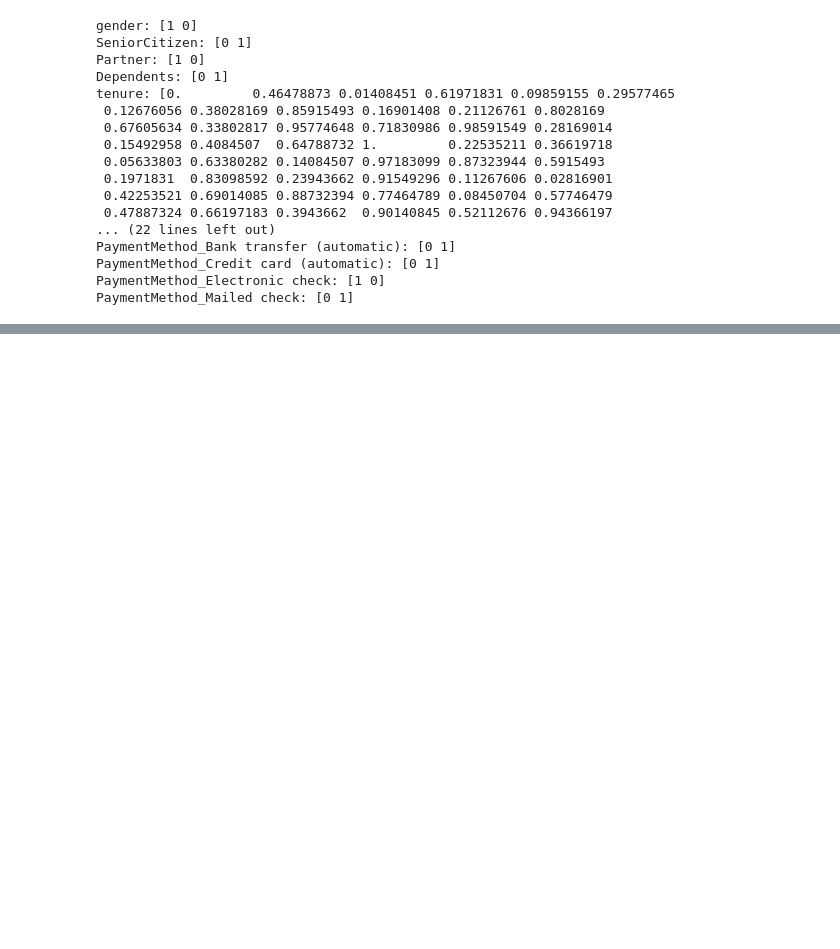
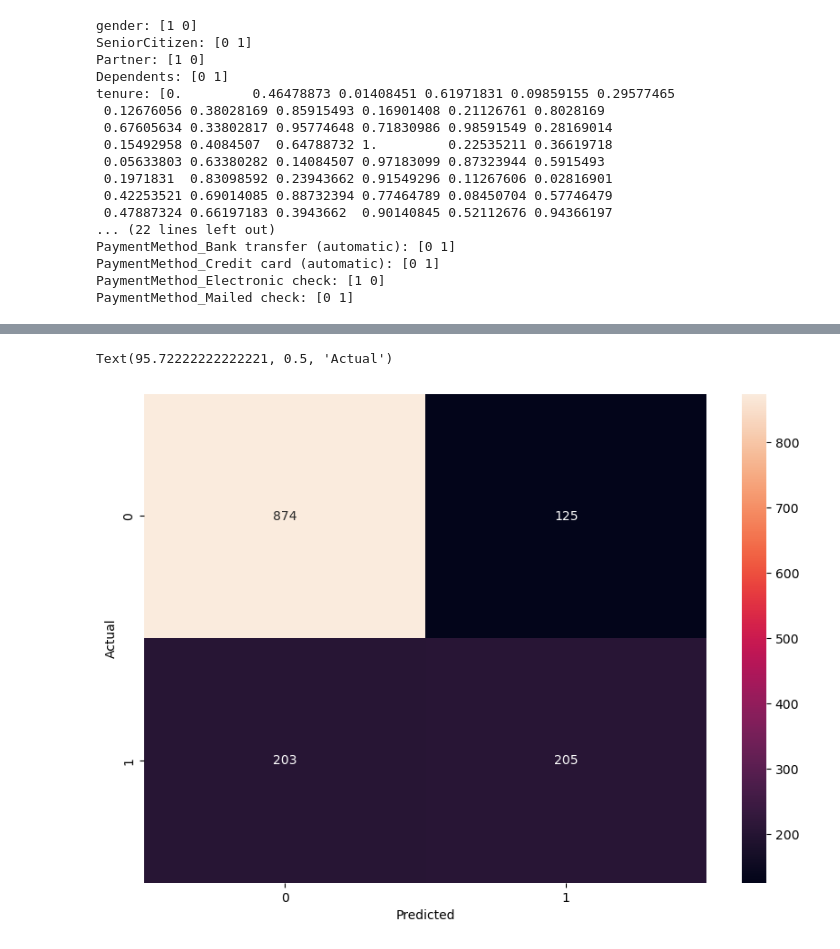
Before and after one commit to the-engrossed/Customer_Churn_Analysis, a Jupyter notebook: test.ipynb, the cells around one changed output, grey strips where cells are left out. Drawn from its saved outputs; the diff is of its cells as text; code cells hidden in the pictures; blank space fills up the shorter version.

```diff
--- a/test.ipynb
+++ b/test.ipynb
@@ -362,0 +392,15 @@ X_train, X_test, y_train, y_test = train_test_split(X, y, test_size = 0.2, rando
+# %%
+import tensorflow as tf
+from tensorflow import keras
+
+model = keras.Sequential([
+    keras.layers.Dense(26, input_shape=(26,), activation='relu'),
+    keras.layers.Dense(15, activation='relu'),
+    keras.layers.Dense(1, activation='sigmoid')
+])
+
+model.compile(optimizer='adam',
+              loss='binary_crossentropy',
+              metrics=['accuracy'])
+
+model.fit(X_train, y_train, epochs=100)
@@ -362,0 +440,3 @@ X_train, X_test, y_train, y_test = train_test_split(X, y, test_size = 0.2, rando
+# %%
+yp = model.predict(X_test)
+yp[:5]
@@ -362,0 +459,8 @@ X_train, X_test, y_train, y_test = train_test_split(X, y, test_size = 0.2, rando
+# %%
+y_pred = []
+
+for element in yp:
+    if element > 0.5:
+        y_pred.append(1)
+    else:
+        y_pred.append(0)
@@ -362,0 +484,11 @@ X_train, X_test, y_train, y_test = train_test_split(X, y, test_size = 0.2, rando
+# %%
+import seaborn as sn
+cm = tf.math.confusion_matrix(labels= y_test, predictions=y_pred)
+
+plt.figure(figsize = (10,7))
+sn.heatmap(cm, annot=True, fmt='d')
+plt.xlabel('Predicted')
+plt.ylabel('Actual')
+# %% [output]
+Text(95.72222222222221, 0.5, 'Actual')
+[figure, added]
```
Also changed, not shown: parts of 11 cells of this notebook.
